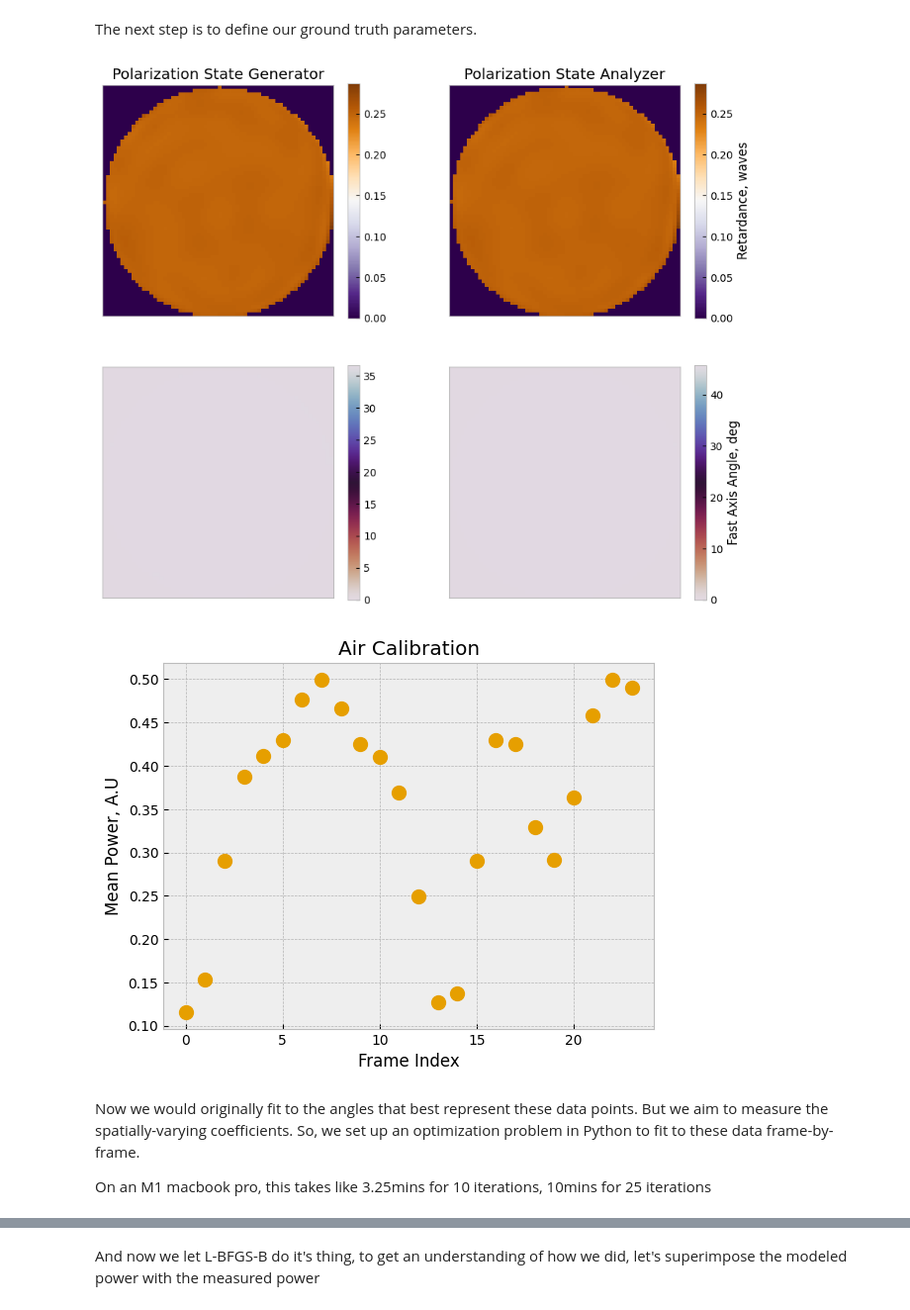
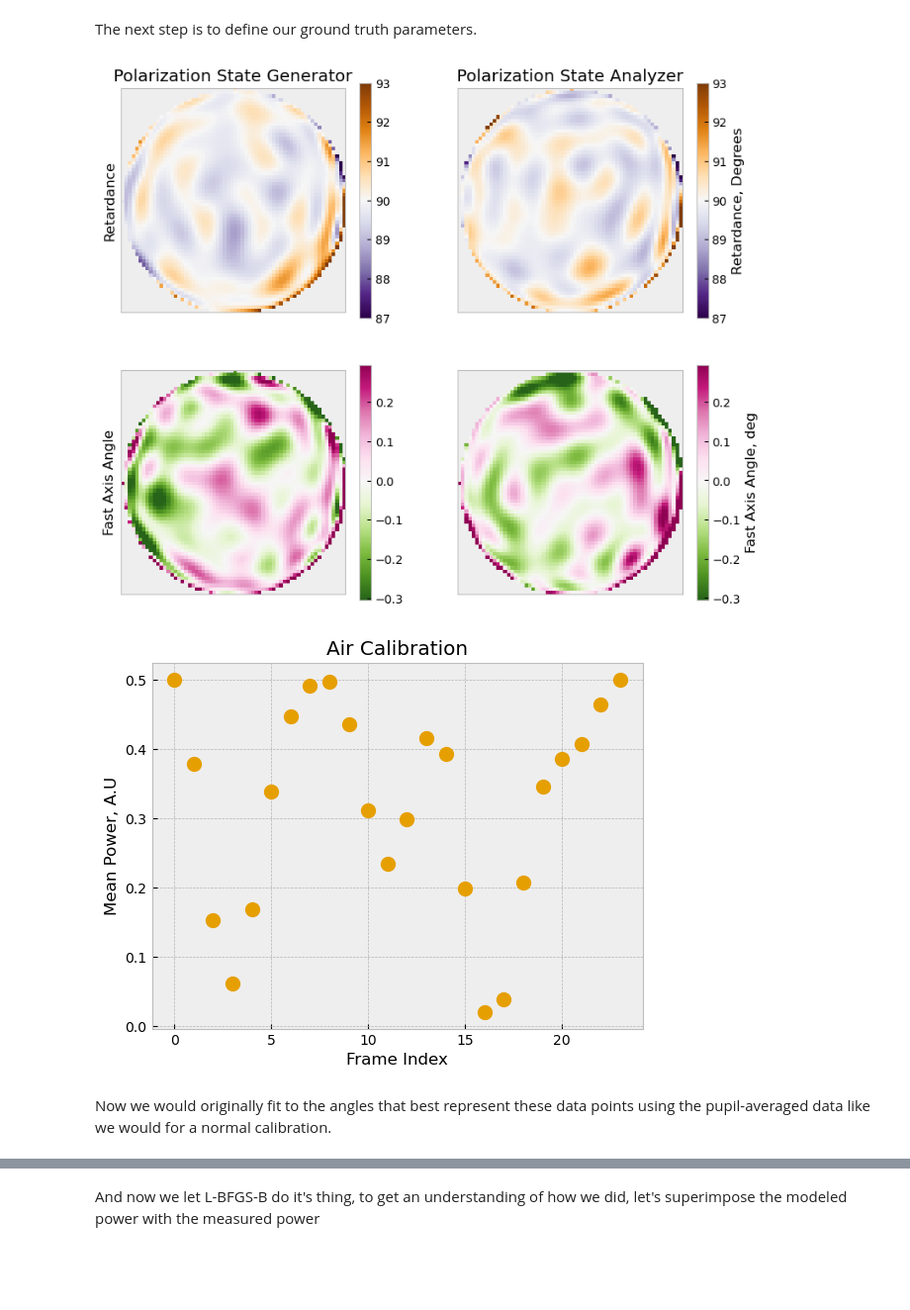
Before and after one commit to Jashcraf/katsu, a Jupyter notebook: docs/notebooks/incomplete/SPIE_SpatialData.ipynb, the cells around one changed output, grey strips where cells are left out. Shown at 99% size. Cells and saved outputs as stored; diff of their text form; code cells hidden in the pictures; blank space fills up the shorter version.

Commit message:
new stokes polarimeter optimization notebook, progress on spatial cal simulation

```diff
--- a/docs/notebooks/incomplete/SPIE_SpatialData.ipynb
+++ b/docs/notebooks/incomplete/SPIE_SpatialData.ipynb
@@ -201,61 +209,72 @@ theta_pg = np.radians(0)
 theta_pa = np.radians(0)
 
 # Init retardance, PSG
+tnp.random.seed(24601)
 coeffs_spatial_ret_psg = tnp.random.random(len(basis)) / SCALE
 coeffs_spatial_ret_psg[0] = np.pi / 2
 
 # Init angle, PSG
-coeffs_spatial_ang_psg = tnp.random.random(len(basis)) / SCALE**2
-coeffs_spatial_ang_psg[0] = tnp.random.random()
+tnp.random.seed(8675309)
+coeffs_spatial_ang_psg = tnp.random.random(len(basis)) / (SCALE * 4)
+coeffs_spatial_ang_psg[0] = theta_pg #tnp.random.random()
 
 # Init retardance, PSA
+tnp.random.seed(24603)
 coeffs_spatial_ret_psa = tnp.random.random(len(basis)) / SCALE
 coeffs_spatial_ret_psa[0] = np.pi / 2
 
 # Init angle, PSA
-coeffs_spatial_ang_psa = tnp.random.random(len(basis)) / SCALE**2
-coeffs_spatial_ang_psa[0] = np.random.random()
+tnp.random.seed(24604)
+coeffs_spatial_ang_psa = tnp.random.random(len(basis)) / (SCALE * 4)
+coeffs_spatial_ang_psa[0] = theta_pa # tnp.random.random()
 
 x0_truth = np.concatenate([np.array([theta_pg, theta_pa]), coeffs_spatial_ret_psg, coeffs_spatial_ang_psg, coeffs_spatial_ret_psa, coeffs_spatial_ang_psa])
 power_experiment = forward_simulate(x0_truth)
 # %%
 # plot the ground truth retardance and angles
 retardance_psg = sum_of_2d_modes_wrapper(basis, coeffs_spatial_ret_psg)
 retardance_psa = sum_of_2d_modes_wrapper(basis, coeffs_spatial_ret_psa)
 angle_psg = sum_of_2d_modes_wrapper(basis, coeffs_spatial_ang_psg)
 angle_psa = sum_of_2d_modes_wrapper(basis, coeffs_spatial_ang_psa)
 
-plt.figure(figsize=[11,9])
+plt.figure(figsize=[9.5,8])
 plt.subplot(221)
+vlim_ret = 3
+vlim_ang = .3
 plt.title("Polarization State Generator")
-plt.imshow(retardance_psg / (2 * np.pi), cmap="PuOr_r")
+plt.imshow(np.degrees(retardance_psg) / A, cmap="PuOr_r", vmin=90 - vlim_ret, vmax=90 + vlim_ret)
 plt.colorbar()
 plt.xticks([],[])
 plt.yticks([],[])
+plt.ylabel("Retardance")
 plt.subplot(222)
 plt.title("Polarization State Analyzer")
-plt.imshow(retardance_psg / (2 * np.pi), cmap="PuOr_r")
-plt.colorbar(label="Retardance, waves")
+plt.imshow(np.degrees(retardance_psa) / A, cmap="PuOr_r", vmin=90 - vlim_ret, vmax=90 + vlim_ret)
+plt.colorbar(label="Retardance, Degrees")
 plt.xticks([],[])
 plt.yticks([],[])
 plt.subplot(223)
-plt.imshow(np.degrees(angle_psg), cmap="twilight_r")
+plt.imshow(np.degrees(angle_psg) / A, cmap="PiYG_r", vmin=np.mean(np.degrees(angle_psg[A==1])) - vlim_ang,
+                                                     vmax=np.mean(np.degrees(angle_psg[A==1])) + vlim_ang)
 plt.colorbar()
 plt.xticks([],[])
 plt.yticks([],[])
+plt.ylabel("Fast Axis Angle")
 plt.subplot(224)
-plt.imshow(np.degrees(angle_psa), cmap="twilight_r")
+plt.imshow(np.degrees(angle_psa) / A, cmap="PiYG_r", vmin=np.mean(np.degrees(angle_psa[A==1])) - vlim_ang,
+                                                     vmax=np.mean(np.degrees(angle_psa[A==1])) + vlim_ang)
 plt.colorbar(label="Fast Axis Angle, deg")
 plt.xticks([],[])
 plt.yticks([],[])
 plt.show()
 # %% [output]
-[figure, old version]
+[figure, new version]
 # %%
 mean_power = []
+N_PHOTONS = 1
 for i in range(NMEAS):
     frame = power_experiment[..., i]
-    mean_power.append(np.mean(frame[np.isfinite(frame)]))
+    mean_power.append(np.mean(((N_PHOTONS * frame[LS==1]))))
 
 plt.figure()
 plt.plot(mean_power, marker="o", linestyle="None", markersize=10)
@@ -264,11 +283,9 @@ plt.xlabel("Frame Index")
 plt.title("Air Calibration")
 plt.show()
 # %% [output]
-[figure, old version]
+[figure, new version]
-# %% [markdown]
-Now we would originally fit to the angles that best represent these data points. But we aim to measure the spatially-varying coefficients. So, we set up an optimization problem in Python to fit to these data frame-by-frame.
-
-On an M1 macbook pro, this takes like 3.25mins for 10 iterations, 10mins for 25 iterations
+# %% [markdown]
+Now we would originally fit to the angles that best represent these data points using the pupil-averaged data like we would for a normal calibration.
 # %%
 from scipy.optimize import minimize
 from tqdm import tqdm
```
Also changed, not shown: parts of 39 cells of this notebook, 1 other file.
